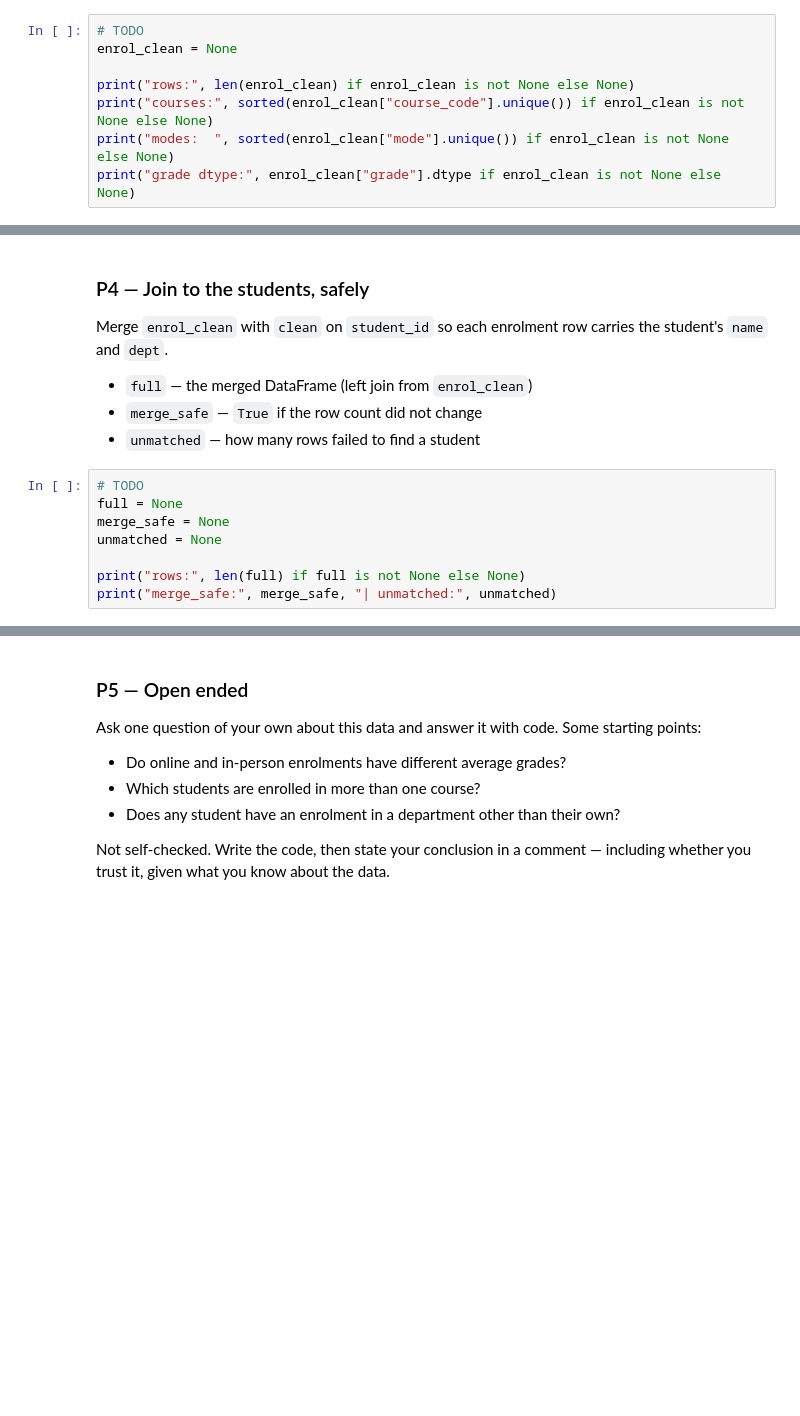
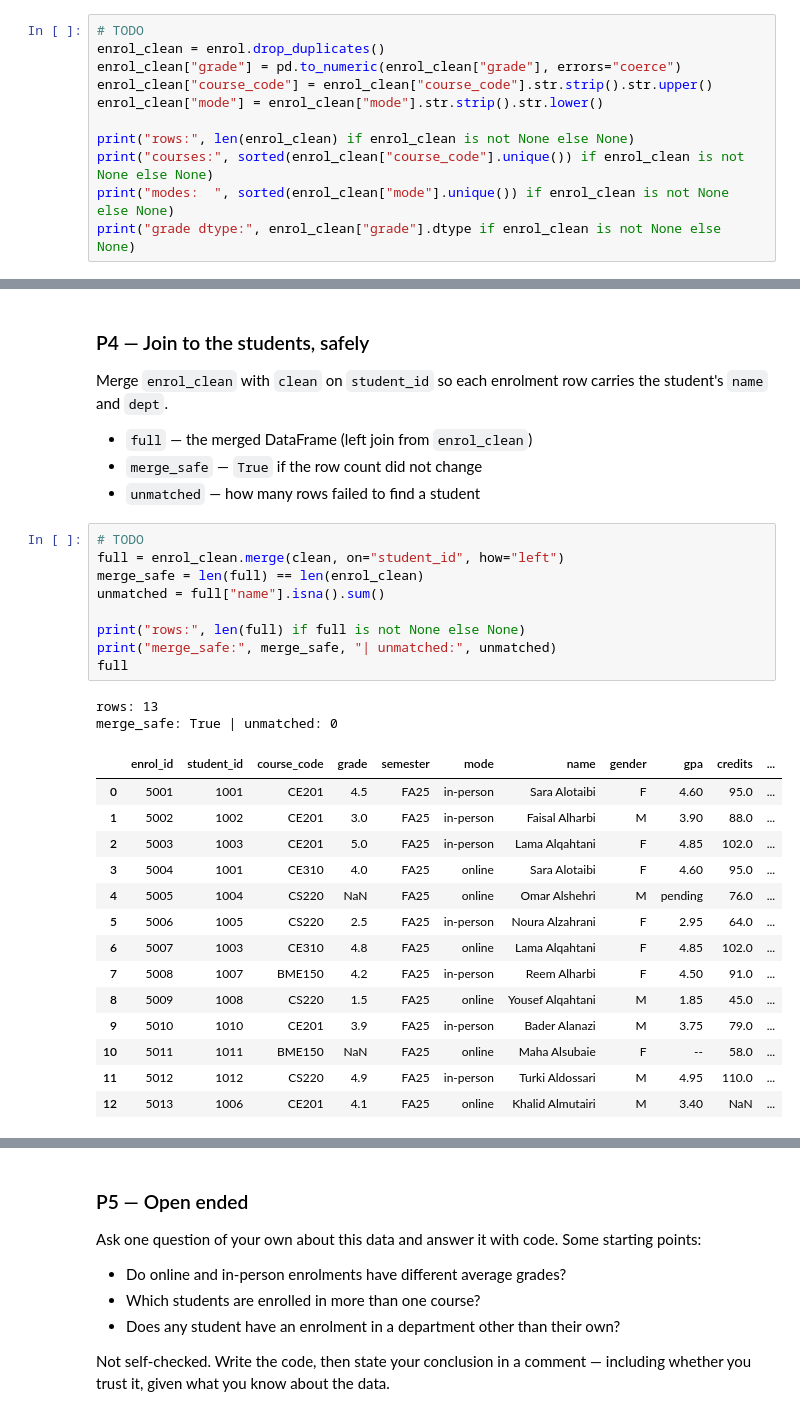
Before and after one commit to Mohammed-Khalil-Dev/Programing-For-Ai-ARTI303-Labs, a Jupyter notebook: src/Lab05/lab05.ipynb, the cells around one changed output, grey strips where cells are left out. Cells and saved outputs as stored; diff of their text form; blank space fills up the shorter version.

```diff
--- a/src/Lab05/lab05.ipynb
+++ b/src/Lab05/lab05.ipynb
@@ -1466,7 +1507,10 @@ Build `enrol_clean`:
 4. `mode` → stripped, lowercase
 # %%
 # TODO
-enrol_clean = None
+enrol_clean = enrol.drop_duplicates()
+enrol_clean["grade"] = pd.to_numeric(enrol_clean["grade"], errors="coerce")
+enrol_clean["course_code"] = enrol_clean["course_code"].str.strip().str.upper()
+enrol_clean["mode"] = enrol_clean["mode"].str.strip().str.lower()
 
 print("rows:", len(enrol_clean) if enrol_clean is not None else None)
 print("courses:", sorted(enrol_clean["course_code"].unique()) if enrol_clean is not None else None)
@@ -1514,12 +1575,30 @@ carries the student's `name` and `dept`.
 - `unmatched` — how many rows failed to find a student
 # %%
 # TODO
-full = None
-merge_safe = None
-unmatched = None
+full = enrol_clean.merge(clean, on="student_id", how="left")
+merge_safe = len(full) == len(enrol_clean)
+unmatched = full["name"].isna().sum()
 
 print("rows:", len(full) if full is not None else None)
 print("merge_safe:", merge_safe, "| unmatched:", unmatched)
+full
+# %% [output]
+rows: 13
+merge_safe: True | unmatched: 0
+|  | enrol_id | student_id | course_code | grade | semester | mode | name | gender | gpa | credits | ... |
+| 0 | 5001 | 1001 | CE201 | 4.5 | FA25 | in-person | Sara Alotaibi | F | 4.60 | 95.0 | ... |
+| 1 | 5002 | 1002 | CE201 | 3.0 | FA25 | in-person | Faisal Alharbi | M | 3.90 | 88.0 | ... |
+| 2 | 5003 | 1003 | CE201 | 5.0 | FA25 | in-person | Lama Alqahtani | F | 4.85 | 102.0 | ... |
+| 3 | 5004 | 1001 | CE310 | 4.0 | FA25 | online | Sara Alotaibi | F | 4.60 | 95.0 | ... |
+| 4 | 5005 | 1004 | CS220 | NaN | FA25 | online | Omar Alshehri | M | pending | 76.0 | ... |
+| 5 | 5006 | 1005 | CS220 | 2.5 | FA25 | in-person | Noura Alzahrani | F | 2.95 | 64.0 | ... |
+| 6 | 5007 | 1003 | CE310 | 4.8 | FA25 | online | Lama Alqahtani | F | 4.85 | 102.0 | ... |
+| 7 | 5008 | 1007 | BME150 | 4.2 | FA25 | in-person | Reem Alharbi | F | 4.50 | 91.0 | ... |
+| 8 | 5009 | 1008 | CS220 | 1.5 | FA25 | online | Yousef Alqahtani | M | 1.85 | 45.0 | ... |
+| 9 | 5010 | 1010 | CE201 | 3.9 | FA25 | in-person | Bader Alanazi | M | 3.75 | 79.0 | ... |
+| 10 | 5011 | 1011 | BME150 | NaN | FA25 | online | Maha Alsubaie | F | -- | 58.0 | ... |
+| 11 | 5012 | 1012 | CS220 | 4.9 | FA25 | in-person | Turki Aldossari | M | 4.95 | 110.0 | ... |
+| 12 | 5013 | 1006 | CE201 | 4.1 | FA25 | online | Khalid Almutairi | M | 3.40 | NaN | ... |
 # %%
 assert full is not None and merge_safe is not None and unmatched is not None, \
     "fill in all three above"
```
Also changed, not shown: parts of 14 cells of this notebook, 5 other files.
